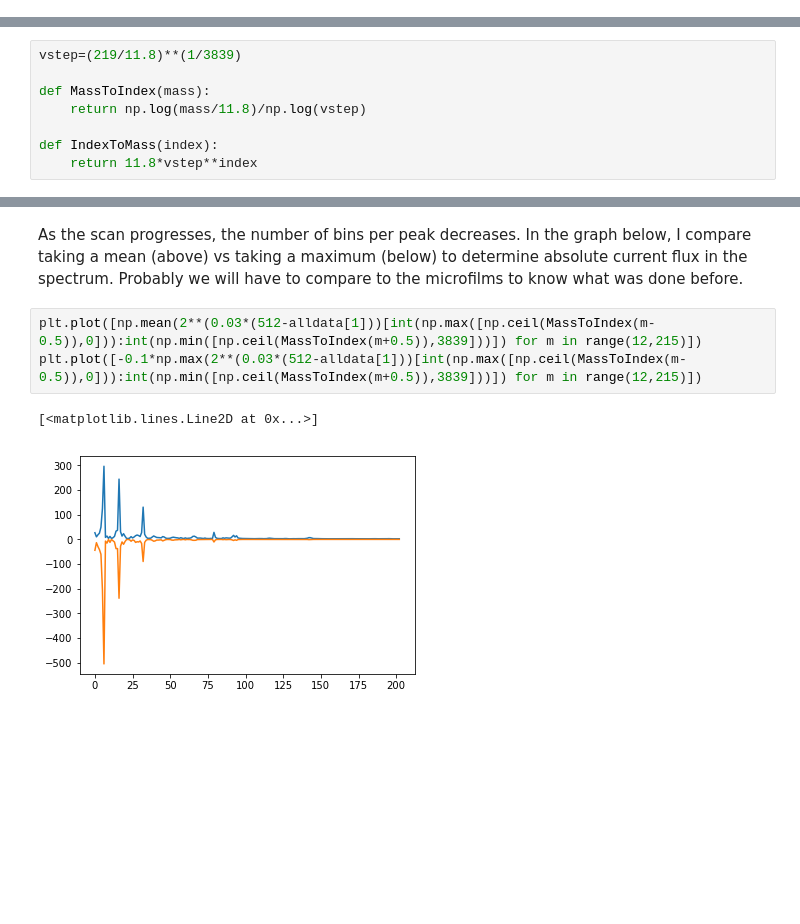
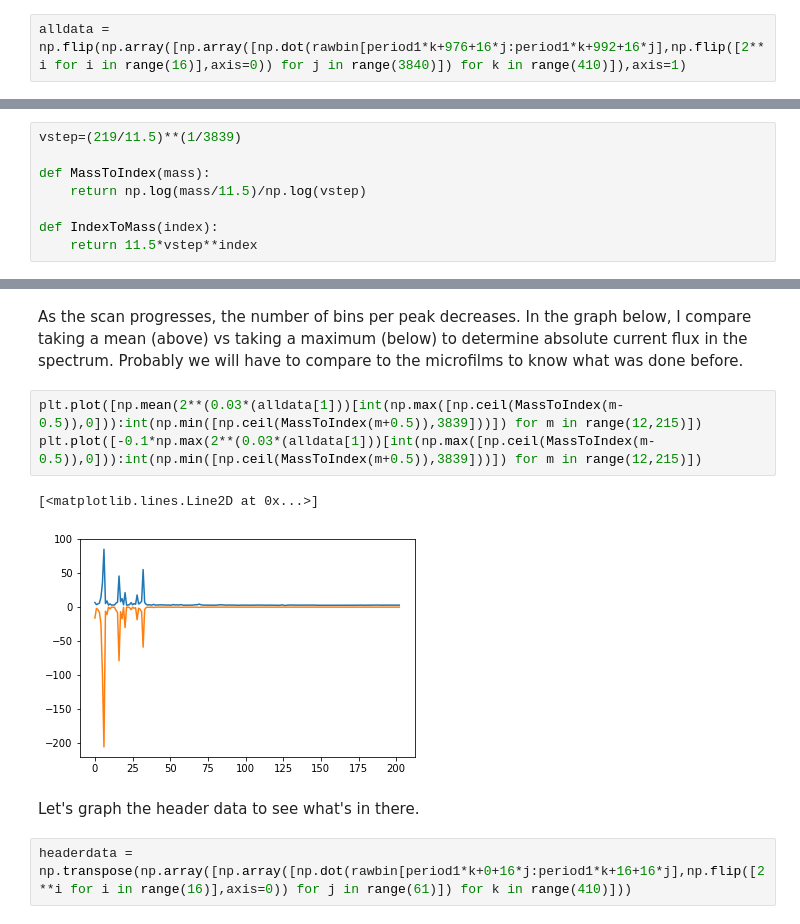
Before and after one commit to CHandmer/GCMS-decoding-effort, a Jupyter notebook: Data Exploration Viking 2.ipynb, the cells around one changed output, grey strips where cells are left out. Cells and saved outputs as stored; diff of their text form; blank space fills up the shorter version.

```diff
--- a/Data Exploration Viking 2.ipynb
+++ b/Data Exploration Viking 2.ipynb
@@ -374,0 +192,2 @@ alldata=np.array([getFrameDataErrorTolerant(i) for i in range(516)])
+# %%
+alldata = np.flip(np.array([np.array([np.dot(rawbin[period1*k+976+16*j:period1*k+992+16*j],np.flip([2**i for i in range(16)],axis=0)) for j in range(3840)]) for k in range(410)]),axis=1)
@@ -394,12 +234,12 @@ plt.plot(512-alldata[1])
 # %% [markdown]
 According to the papers, the mass spectrometer performs exponential reductions in voltage from about 2300V to about 125V in 3840 steps, spanning masses from 12 to 215 AMU. In a mass spectrometer, the voltage is inversely proportional to mass, so in the graph above, mass is increasing from left to right.
 # %%
-vstep=(219/11.8)**(1/3839)
+vstep=(219/11.5)**(1/3839)
 
 def MassToIndex(mass):
-    return np.log(mass/11.8)/np.log(vstep)
+    return np.log(mass/11.5)/np.log(vstep)
 
 def IndexToMass(index):
-    return 11.8*vstep**index
+    return 11.5*vstep**index
 # %%
 plt.figure(figsize=(20,10))
@@ -429,8 +269,12 @@ plt.plot([IndexToMass(i) for i in range(1800)],2**(0.03*(512-alldata[1][:1800]))
 # %% [markdown]
 As the scan progresses, the number of bins per peak decreases. In the graph below, I compare taking a mean (above) vs taking a maximum (below) to determine absolute current flux in the spectrum. Probably we will have to compare to the microfilms to know what was done before.
 # %%
-plt.plot([np.mean(2**(0.03*(512-alldata[1]))[int(np.max([np.ceil(MassToIndex(m-0.5)),0])):int(np.min([np.ceil(MassToIndex(m+0.5)),3839]))]) for m in range(12,215)])
-plt.plot([-0.1*np.max(2**(0.03*(512-alldata[1]))[int(np.max([np.ceil(MassToIndex(m-0.5)),0])):int(np.min([np.ceil(MassToIndex(m+0.5)),3839]))]) for m in range(12,215)])
+plt.plot([np.mean(2**(0.03*(alldata[1]))[int(np.max([np.ceil(MassToIndex(m-0.5)),0])):int(np.min([np.ceil(MassToIndex(m+0.5)),3839]))]) for m in range(12,215)])
+plt.plot([-0.1*np.max(2**(0.03*(alldata[1]))[int(np.max([np.ceil(MassToIndex(m-0.5)),0])):int(np.min([np.ceil(MassToIndex(m+0.5)),3839]))]) for m in range(12,215)])
 # %% [output]
 [<matplotlib.lines.Line2D at 0x...>]
-[figure, old version]
+[figure, new version]
+# %% [markdown]
+Let's graph the header data to see what's in there.
+# %%
+headerdata = np.transpose(np.array([np.array([np.dot(rawbin[period1*k+0+16*j:period1*k+16+16*j],np.flip([2**i for i in range(16)],axis=0)) for j in range(61)]) for k in range(410)]))
```
Also changed, not shown: parts of 63 cells of this notebook.
